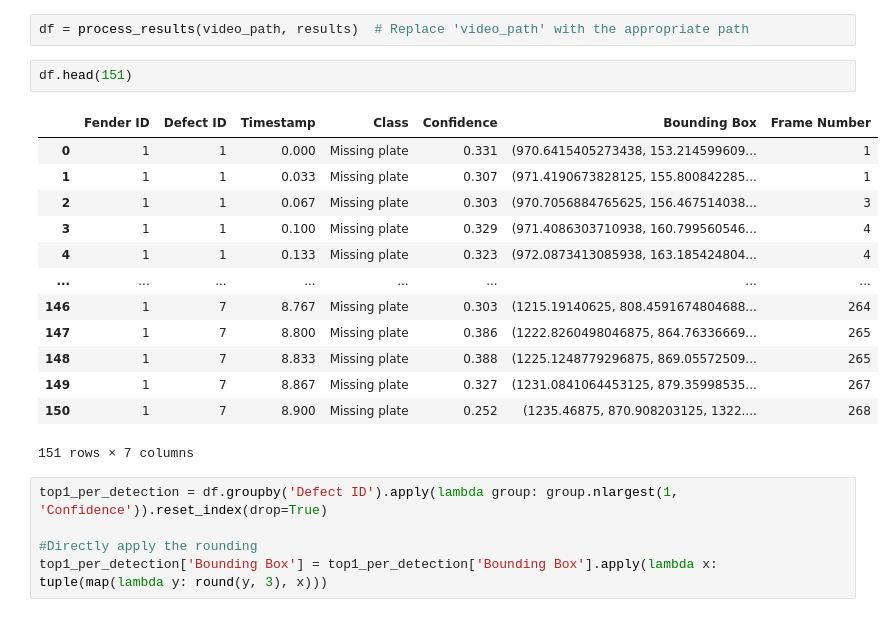
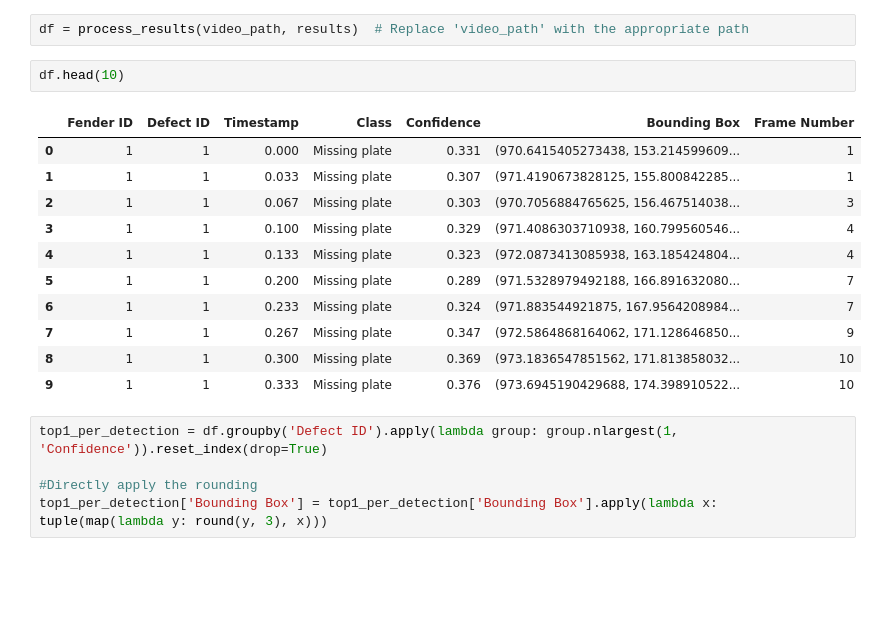
Before and after one commit to karol-roman18/Fenders_detection_Sohar, a Jupyter notebook: post_processing.ipynb, the cells around one changed output. Saved outputs shown, nothing was run; the diff lists cells and outputs as text; blank space fills up the shorter version.

```diff
--- a/post_processing.ipynb
+++ b/post_processing.ipynb
@@ -122,21 +122,19 @@ def process_results(video_path, results):
 # %%
 df = process_results(video_path, results)  # Replace 'video_path' with the appropriate path
 # %%
-df.head(151)
+df.head(10)
 # %% [output]
 |  | Fender ID | Defect ID | Timestamp | Class | Confidence | Bounding Box | Frame Number |
 | 0 | 1 | 1 | 0.000 | Missing plate | 0.331 | (970.6415405273438, 153.214599609... | 1 |
 | 1 | 1 | 1 | 0.033 | Missing plate | 0.307 | (971.4190673828125, 155.800842285... | 1 |
 | 2 | 1 | 1 | 0.067 | Missing plate | 0.303 | (970.7056884765625, 156.467514038... | 3 |
 | 3 | 1 | 1 | 0.100 | Missing plate | 0.329 | (971.4086303710938, 160.799560546... | 4 |
 | 4 | 1 | 1 | 0.133 | Missing plate | 0.323 | (972.0873413085938, 163.185424804... | 4 |
-| ... | ... | ... | ... | ... | ... | ... | ... |
-| 146 | 1 | 7 | 8.767 | Missing plate | 0.303 | (1215.19140625, 808.4591674804688... | 264 |
-| 147 | 1 | 7 | 8.800 | Missing plate | 0.386 | (1222.8260498046875, 864.76336669... | 265 |
-| 148 | 1 | 7 | 8.833 | Missing plate | 0.388 | (1225.1248779296875, 869.05572509... | 265 |
-| 149 | 1 | 7 | 8.867 | Missing plate | 0.327 | (1231.0841064453125, 879.35998535... | 267 |
-| 150 | 1 | 7 | 8.900 | Missing plate | 0.252 | (1235.46875, 870.908203125, 1322.... | 268 |
+| 5 | 1 | 1 | 0.200 | Missing plate | 0.289 | (971.5328979492188, 166.891632080... | 7 |
+| 6 | 1 | 1 | 0.233 | Missing plate | 0.324 | (971.883544921875, 167.9564208984... | 7 |
+| 7 | 1 | 1 | 0.267 | Missing plate | 0.347 | (972.5864868164062, 171.128646850... | 9 |
+| 8 | 1 | 1 | 0.300 | Missing plate | 0.369 | (973.1836547851562, 171.813858032... | 10 |
+| 9 | 1 | 1 | 0.333 | Missing plate | 0.376 | (973.6945190429688, 174.398910522... | 10 |
-151 rows × 7 columns
 # %%
 top1_per_detection = df.groupby('Defect ID').apply(lambda group: group.nlargest(1, 'Confidence')).reset_index(drop=True)
 
```
Also changed, not shown: parts of 1 cell of this notebook, 1 other file.
